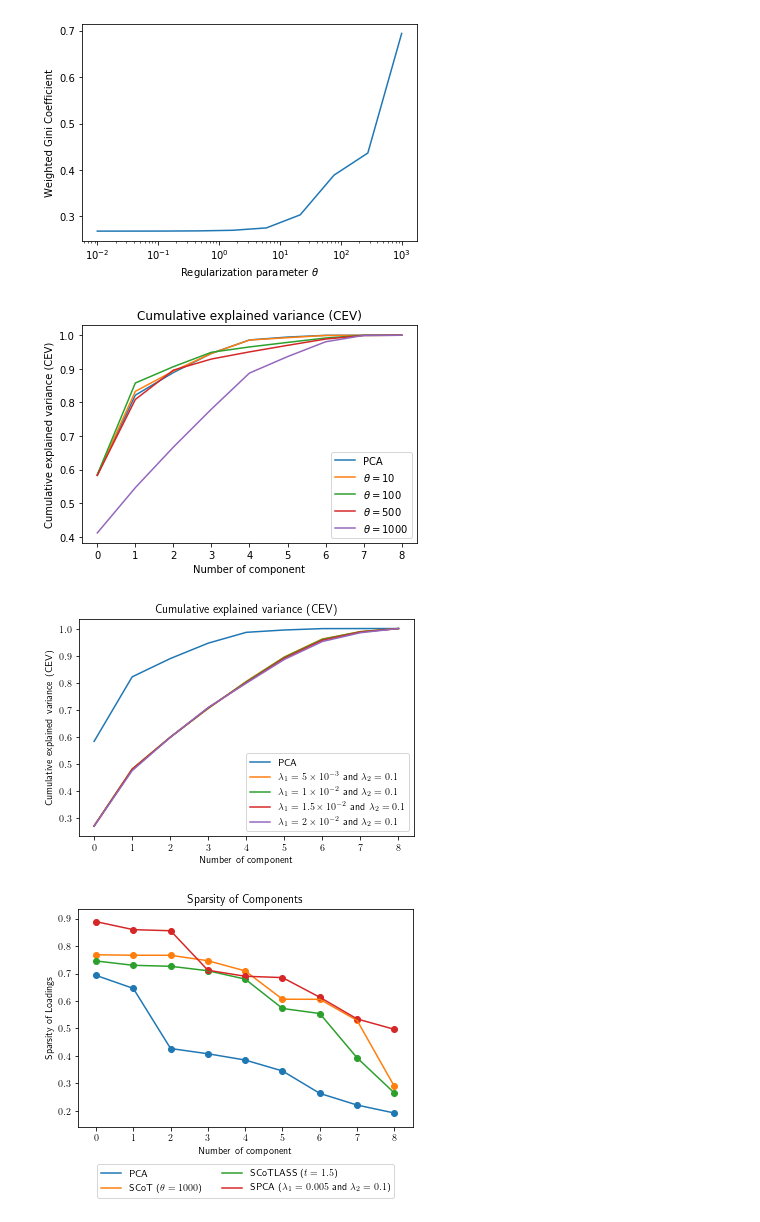
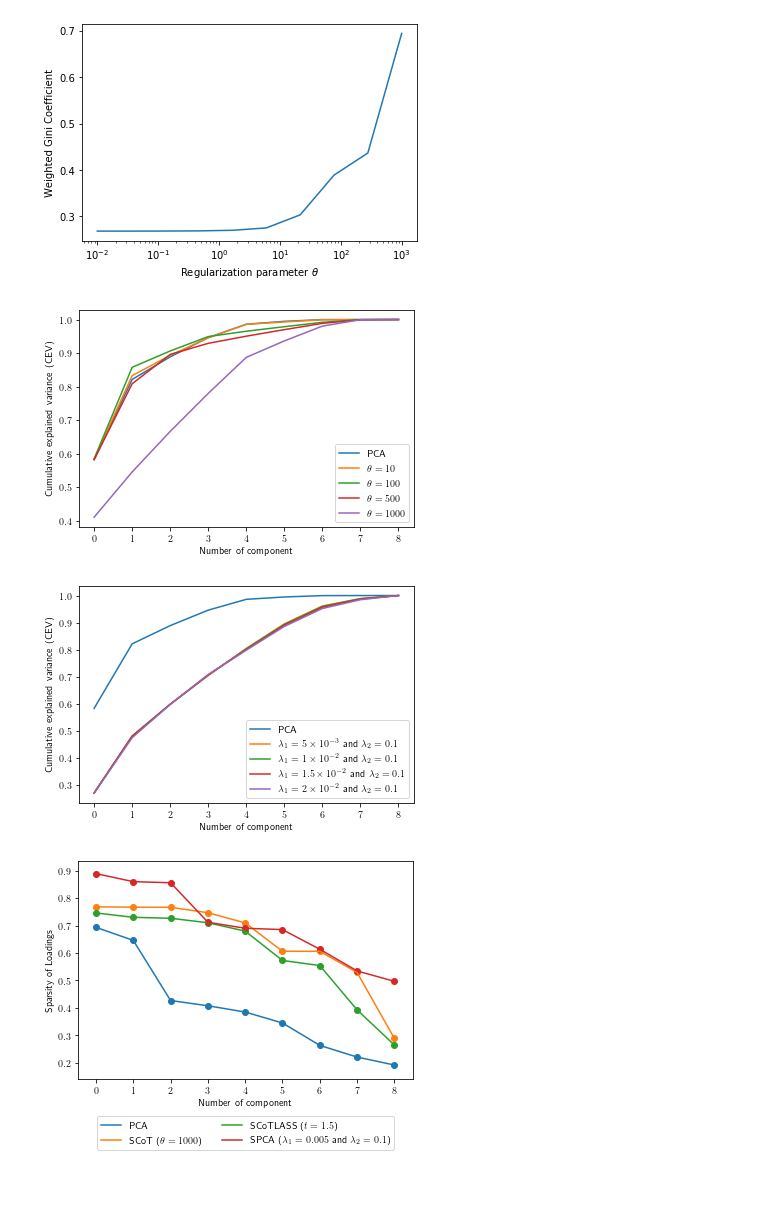
Before and after one commit to Jonas-JP-Peeters/Sparse-PCA-Project, a Jupyter notebook: Scripts/Results.ipynb, the cells around one changed output. Drawn from its saved outputs; the diff is of its cells as text; code cells hidden in the pictures; blank space fills up the shorter version.

```diff
--- a/Scripts/Results.ipynb
+++ b/Scripts/Results.ipynb
@@ -171,18 +171,19 @@ plt.show()
 # %%
 reg_reg = PCAObject(reg_PCA(X_small)[1], X_small, "PCA")
 reg_scot_10 = PCAObject(SCoT(X_small, 10, alpha = 10**-3), X_small, r"$\theta = 10$")
 reg_scot_100 = PCAObject(SCoT(X_small, 100, alpha = 10**-3), X_small, r"$\theta = 100$")
 reg_scot_500 = PCAObject(SCoT(X_small, 500, alpha = 10**-3), X_small, r"$\theta = 500$")
 reg_scot_1000 = PCAObject(SCoT(X_small, 1000, alpha = 10**-3), X_small, r"$\theta = 1000$")
 
 reg_reg.plotCEV()
 reg_scot_10.plotCEV()
 reg_scot_100.plotCEV()
 reg_scot_500.plotCEV()
 reg_scot_1000.plotCEV()
+plt.title("")
 plt.savefig("../Figures/SCoT_comparison.pdf", bbox_inches = 'tight')
 # %% [output]
-[figure, old version]
+[figure, new version]
 # %%
 params = {"$\lambda_1$": [5e-3, 1e-2, 1.5e-2, 2e-2, 2.5e-2],
           "$\lambda_2$": [0.1, 0.1, 0.1, 0.1, 0.1]}
@@ -204,9 +205,10 @@ reg_spca_5_3.plotCEV()
 reg_spca_1_2.plotCEV()
 reg_spca_1pt5_2.plotCEV()
 reg_spca_2_2.plotCEV()
+plt.title("")
 plt.savefig("../Figures/SPCA_comparison.pdf", bbox_inches = 'tight')
 # %% [output]
-[figure, old version]
+[figure, new version]
 # %%
 results_table = pd.DataFrame({'Model': ['PCA', r"SCoT ($\theta = 1000$)",
                                       "SCoTLASS ($t = 1.5$)",
@@ -257,9 +259,10 @@ reg_scot_1000.plotSparsity()
 reg_scotlass_1pt5.plotSparsity()
 reg_spca_100_0pt1.plotSparsity()
 plt.legend(bbox_to_anchor = (0.5, -0.15), ncol = 2, loc = 'upper center')
+plt.title("")
 plt.savefig("../Figures/sparsityOfComponents.pdf", bbox_inches = 'tight')
 # %% [output]
-[figure, old version]
+[figure, new version]
 # %%
 reg_reg = PCAObject(reg_PCA(X_small)[1], X_small, "Regular")
 
```
Also changed, not shown: parts of 1 cell of this notebook, 3 other files.
